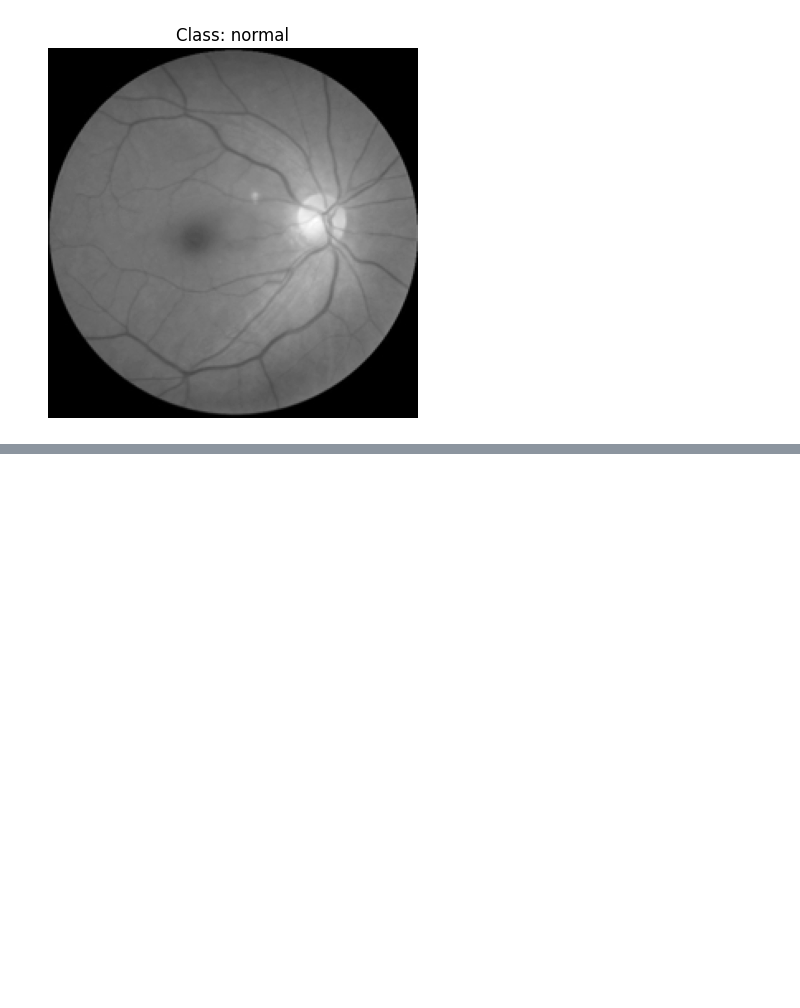
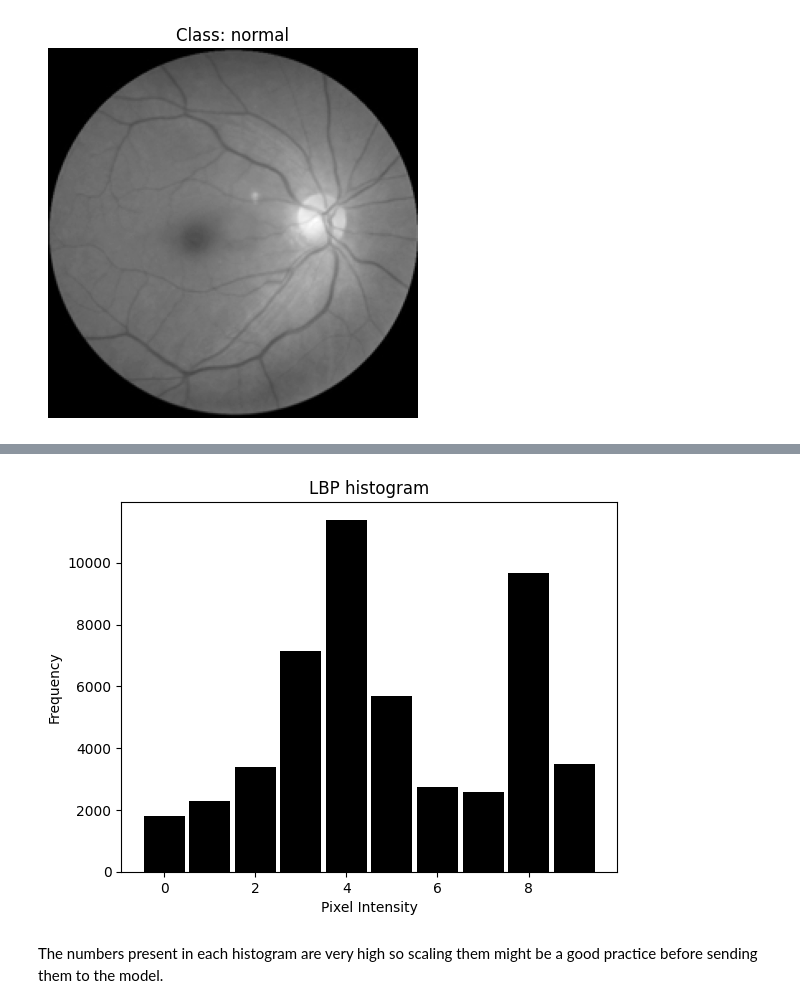
Before and after one commit to michni00/Image-Classification, a Jupyter notebook: Image_Classification.ipynb, the cells around one changed output, grey strips where cells are left out. Cells and saved outputs as stored; diff of their text form; code cells hidden in the pictures; blank space fills up the shorter version.

```diff
--- a/Image_Classification.ipynb
+++ b/Image_Classification.ipynb
@@ -180,0 +250,10 @@ local binary pattern
+# %%
+lbp = feature.local_binary_pattern(converted_train_data[0], num_points, radius, method="uniform")
+hist, _ = np.histogram(lbp, bins=np.arange(0, num_points + 3), range=(0, num_points + 2))
+plt.bar(range(len(hist)), hist, width=.9, color='black')
+plt.title('LBP histogram')
+plt.xlabel('Pixel Intensity')
+plt.ylabel('Frequency')
+plt.show()
+# %% [output]
+[figure, added]
@@ -180,0 +284,2 @@ local binary pattern
+# %% [markdown]
+The numbers present in each histogram are very high so scaling them might be a good practice before sending them to the model.
```
Also changed, not shown: parts of 42 cells of this notebook.
